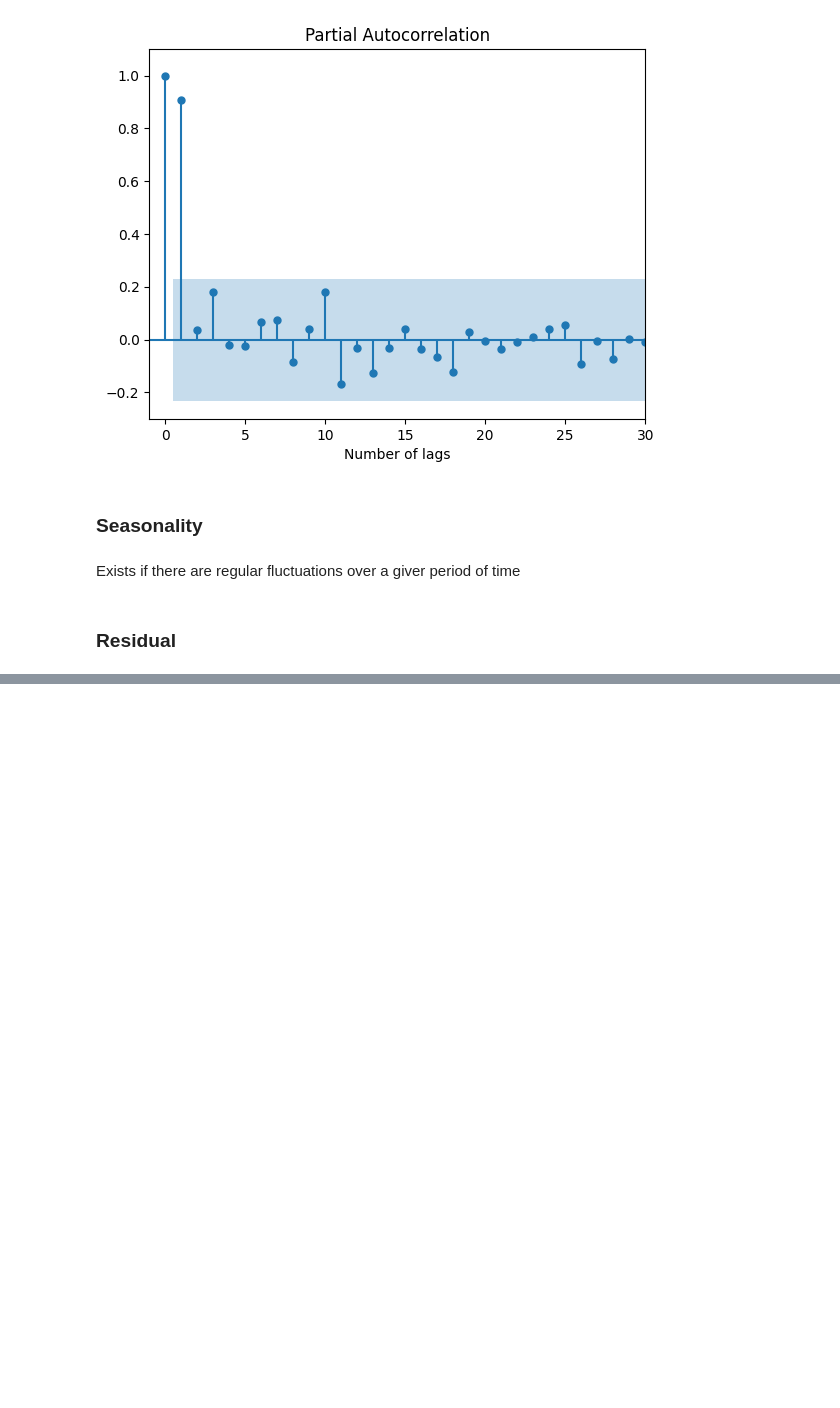
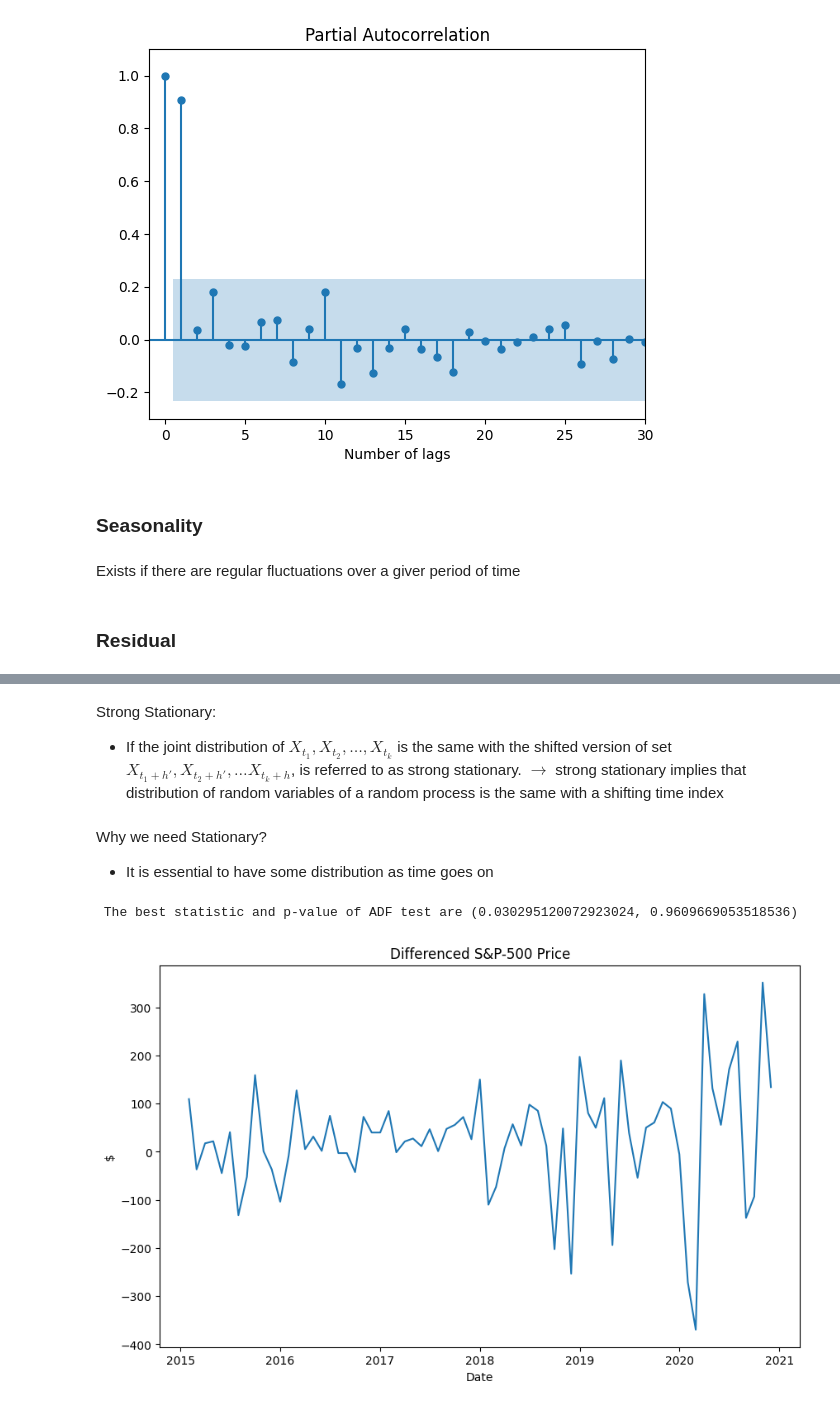
Before and after one commit to guilhermemalves03/Machine-Learning-for-Financial-Risk-Management-with-Python, a Jupyter notebook: 2-IntroductionToTimeSeriesModeling.ipynb, the cells around one changed output, grey strips where cells are left out. Cells and saved outputs as stored; diff of their text form; code cells hidden in the pictures; blank space fills up the shorter version.

```diff
--- a/2-IntroductionToTimeSeriesModeling.ipynb
+++ b/2-IntroductionToTimeSeriesModeling.ipynb
@@ -110,0 +121,23 @@ irregular component of time series. Equal to the difference between observations
+# %% [markdown]
+Strong Stationary:
+- If the joint distribution of $X_{t_1},X_{t_2},\dots,X_{t_k}$ is the same with the shifted version of set $X_{t_1 +h'},X_{t_2 + h'},\dots X_{t_k + h}$, is referred to as strong stationary. $\rightarrow$ strong stationary implies that distribution of random variables of a random process is the same with a shifting time index
+# %% [markdown]
+Why we need Stationary?
+
+- It is essential to have some distribution as time goes on
+# %%
+stat_test=adfuller(SP_prices)[0:2]
+print(" The best statistic and p-value of ADF test are {}".format(stat_test))
+# %% [output]
+ The best statistic and p-value of ADF test are (0.030295120072923024, 0.9609669053518536)
+# %%
+diff_SP_prices = SP_prices.diff()
+
+plt.figure(figsize=(10,6))
+plt.plot(diff_SP_prices)
+plt.title("Differenced S&P-500 Price")
+plt.ylabel("$")
+plt.xlabel("Date")
+plt.show()
+# %% [output]
+[figure, added]
```
Also changed, not shown: parts of 4 cells of this notebook.
